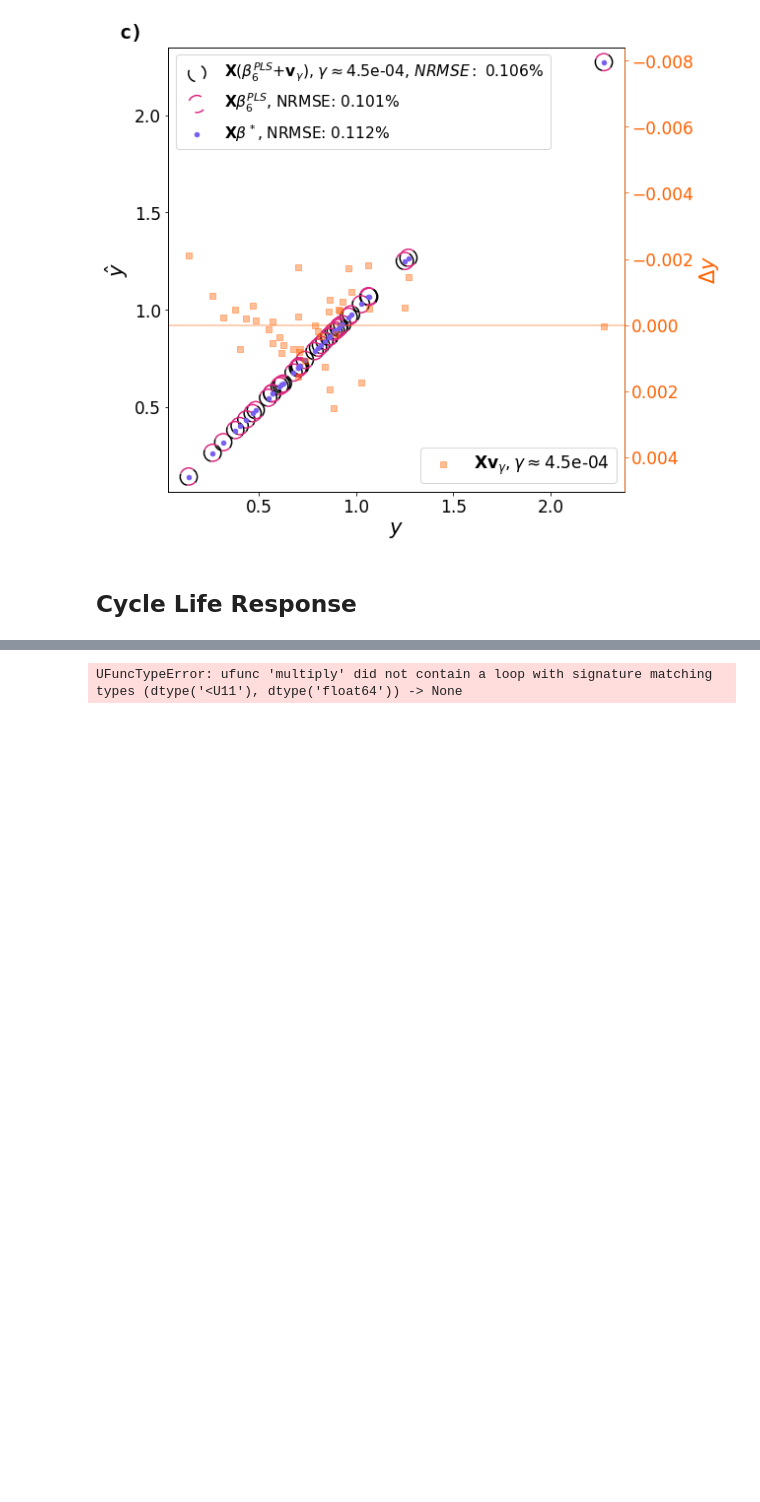
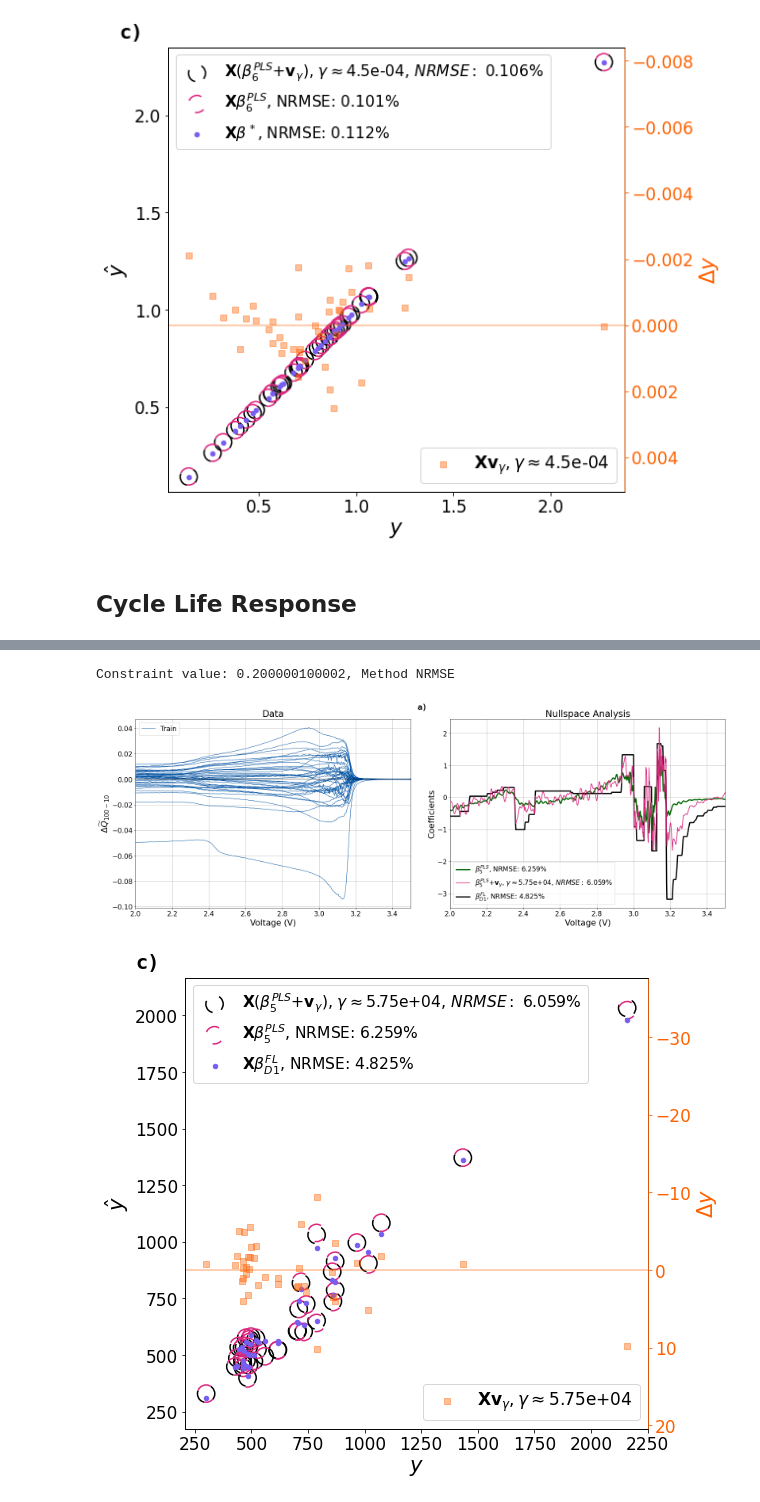
Before and after one commit to JoachimSchaeffer/HDRegAnalytics, a Jupyter notebook: Nullspace_LFP_examples.ipynb, the cells around one changed output, grey strips where cells are left out. Saved outputs shown, nothing was run; the diff lists cells and outputs as text; code cells hidden in the pictures; blank space fills up the shorter version.

```diff
--- a/Nullspace_LFP_examples.ipynb
+++ b/Nullspace_LFP_examples.ipynb
@@ -647,6 +688,0 @@ if save_plots:
-# %%
-nulls_lfp_cl.set_standardization(std=False)
-nulls_lfp_cl = nulls_lfp_cl.learn_weights(models, model_names)
-
-nulls_lfp_cl.set_standardization(std=True)
-nulls_lfp_cl = nulls_lfp_cl.learn_weights(models, model_names)
@@ -707,32 +740,30 @@ RMSE Test 2:  191.5696609546098
 # %%
-# TODO: Fiz this cell
-
 nulls_lfp_cl.set_standardization(std=False)
 nulls_lfp_cl.set_nullspace_weights(
-    key_alpha = 'PLS 2 Comp.',
-    w_alpha_name=r'$\beta_{2}^{PLS}$',
-    w_beta = 'PLS 3 Comp.',
-    w_beta_name=r'$\beta^*$'
+    key_alpha = 'PLS 5 Comp.',
+    w_alpha_name=r'$\beta_{5}^{PLS}$',
+    w_beta = reg_coef_d1.iloc[:, 1],
+    w_beta_name=r"$\beta_{D1}^{FL}$",
     )
 
 nulls_lfp_cl, fig, ax = nulls_lfp_cl.nullspace_analysis(
     plot_results=True,
     save_plot=0,
     opt_gamma_method='NRMSE',
-    con_thres=0.01,
+    con_thres=0.2,
     nullspace_path = False,
     ax_labelstr = ("", "a)"),
     )
 
 
 ax[0].set_ylabel(r'$\Delta \widetilde{Q}_{100-10}$')
 ax[0].set_xlabel('Voltage (V)')
 ax[1].set_xlabel('Voltage (V)')
 ax[1].legend(loc=3)
 plt.show()
-#if save_plots:
-#    fig.savefig(save_plot_path + 'LFP_example_2PLS_mean.pdf')
 
-nulls_lfp_mean.scatter_predictions()
+nulls_lfp_cl.scatter_predictions(y_transform=np.exp)
 # %% [output]
-UFuncTypeError: ufunc 'multiply' did not contain a loop with signature matching types (dtype('<U11'), dtype('float64')) -> None
+Constraint value: 0.200000100002, Method NRMSE
+[figure, added]
+[figure, added]
```
Also changed, not shown: parts of 18 cells of this notebook, 23 other files.
